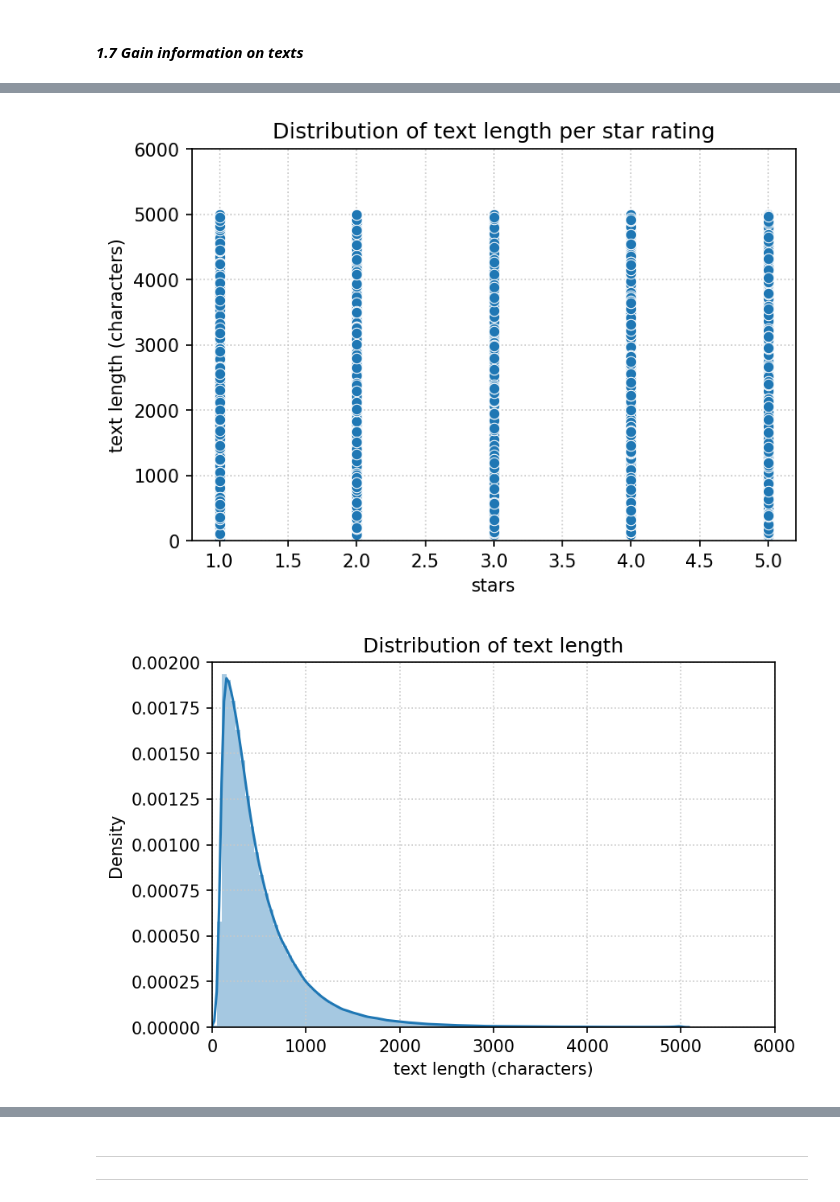
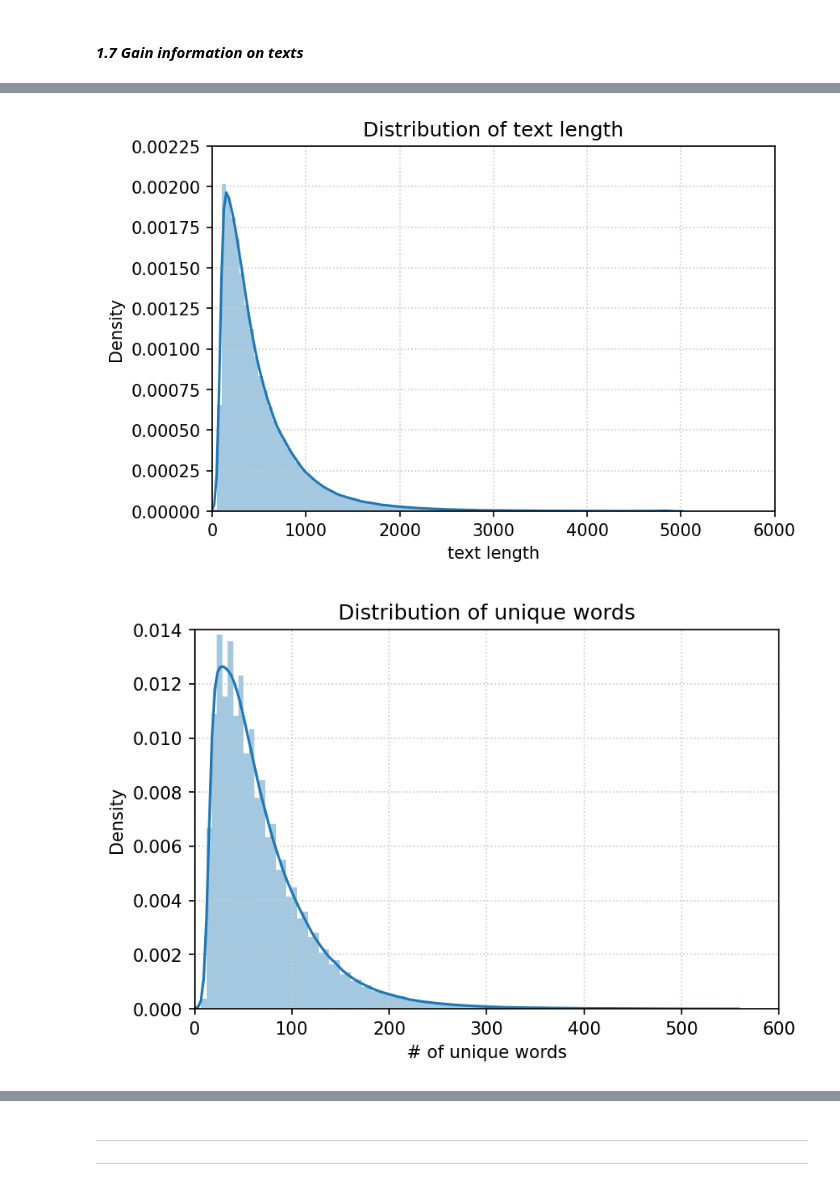
Before and after one commit to Jerwin87/Yelp-Capstone, a Jupyter notebook: notebooks/fb_EDA_Quality.ipynb, the cells around one changed output, grey strips where cells are left out. Saved outputs shown, nothing was run; the diff lists cells and outputs as text; code cells hidden in the pictures.

```diff
--- a/notebooks/fb_EDA_Quality.ipynb
+++ b/notebooks/fb_EDA_Quality.ipynb
@@ -169,14 +175,18 @@ sns.heatmap(df_corr.corr(), annot=True, cmap='viridis_r', linewidth=0.01, lineco
 # %% [markdown]
 #### ***1.7 Gain information on texts***
 # %%
-# Get the length(including punctuation and spaces) of each review and save it to new column
-
-df_rev['text_length'] = df_rev['text'].str.len()
-
 # Get the number of unique words per review and save it to new column
 
 df_rev['unique_words'] = df_rev['text'].apply(lambda x : len(set(str(x).split())))
 
-# Get the number of english stopwords -- Takes pretty long to evaluate
+# Get the number of used exclamation marks per review
 
-# df_rev['stopwords'] = df_rev['text'].apply(lambda x : len([i for i in str(x).lower().split() if i in set(stopwords.words('english'))]))
+df_rev['count_excl'] = df_rev['text'].str.count('!')
+
+# Remove punctuation
+
+df_rev["no_punct"] = df_rev['text'].str.replace('[^\w\s]','')
+
+# Get the length of each review and save it to new column
+
+df_rev['text_length'] = df_rev['no_punct'].str.len()
@@ -187,17 +218,18 @@ df_rev['count_excl'] = df_rev['text'].str.count('!')
 # %%
-sns.scatterplot(data=df_rev, x='stars', y='text_length', zorder=2)
-plt.title('Distribution of text length per star rating')
-plt.ylim(0, 6000)
-plt.ylabel('text length (characters)')
+sns.distplot(df_rev['text_length'], bins=100)
+plt.title('Distribution of text length')
+plt.xlim(0, 6000)
+plt.ylim(0, 0.00225)
+plt.xlabel('text length')
 plt.grid(which='major', axis='both', color='#C9C9C9', linestyle=':', zorder=0)
 # %% [output]
-[figure, old version]
+[figure, new version]
 # %%
-sns.distplot(df_rev['text_length'], bins=100)
-plt.title('Distribution of text length')
-plt.xlim(0, 6000)
-plt.ylim(0, 0.002)
-plt.xlabel('text length (characters)')
+sns.distplot(df_rev['unique_words'], bins=100)
+plt.title('Distribution of unique words')
+plt.xlim(0, 600)
+plt.ylim(0, 0.014)
+plt.xlabel('# of unique words')
 plt.grid(which='major', axis='both', color='#C9C9C9', linestyle=':', zorder=0)
 # %% [output]
-[figure, old version]
+[figure, new version]
```
Also changed, not shown: parts of 34 cells of this notebook.
